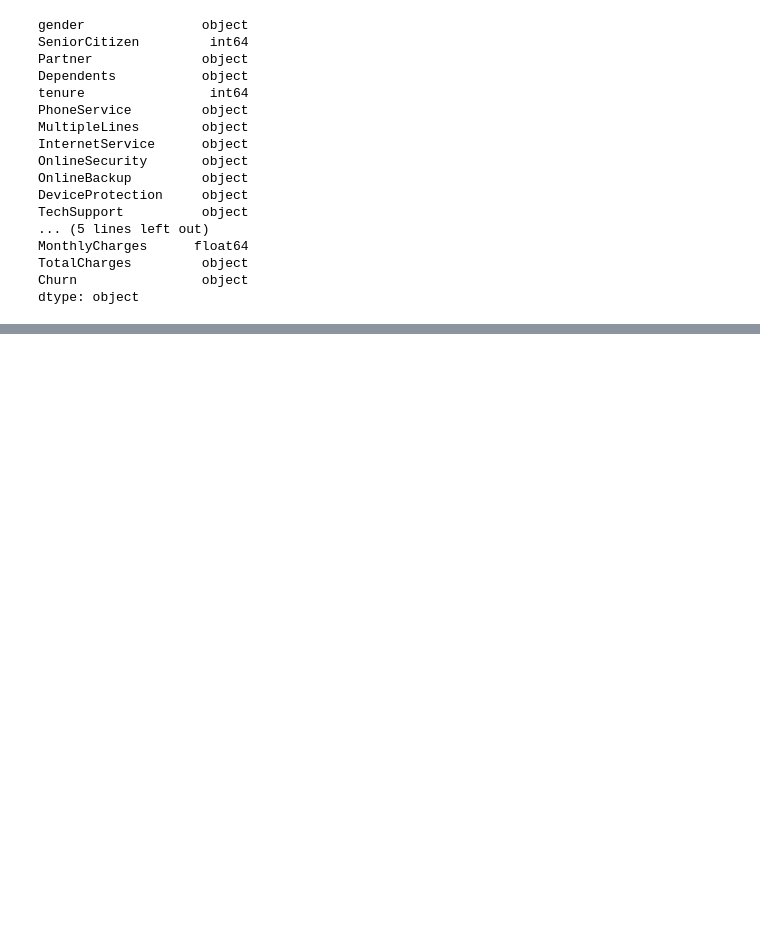
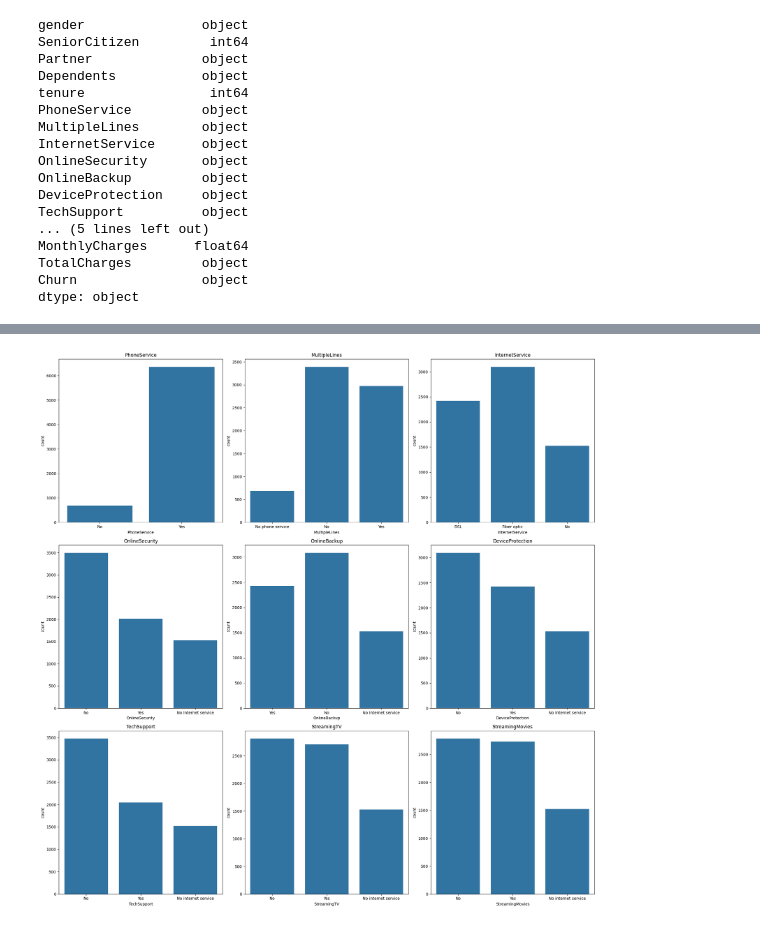
Before and after one commit to shriya7ise/ChurnPrediction, a Jupyter notebook: notebooks/data_processing.ipynb, the cells around one changed output, grey strips where cells are left out. Drawn from its saved outputs; the diff is of its cells as text; code cells hidden in the pictures; blank space fills up the shorter version.

```diff
--- a/notebooks/data_processing.ipynb
+++ b/notebooks/data_processing.ipynb
@@ -133,0 +106,18 @@ d.to_csv('/Users/shriya/Documents/GitHub/logo_detect/ChurnPrediction/data/Cleane
+# %%
+fig, ax = plt.subplots(3, 3, figsize=(20, 20))
+service = ['PhoneService', 'MultipleLines', 'InternetService', 'OnlineSecurity', 'OnlineBackup', 'DeviceProtection', 'TechSupport', 'StreamingTV', 'StreamingMovies']
+for idx , service in enumerate(service) :
+
+    r = idx // 3
+    c = idx % 3
+    sns.countplot(x=d[service], ax=ax[r, c])
+    ax[r, c].set_title(service)
+
+plt.tight_layout()
+plt.show()
+
+plt.show.move()
+fig, ax = plt.subplots(2, 2, figsize=(5, 10))
+sns.barplot(y=d['Contract'])
+# %% [output]
+[figure, added]
```
Also changed, not shown: parts of 10 cells of this notebook.
